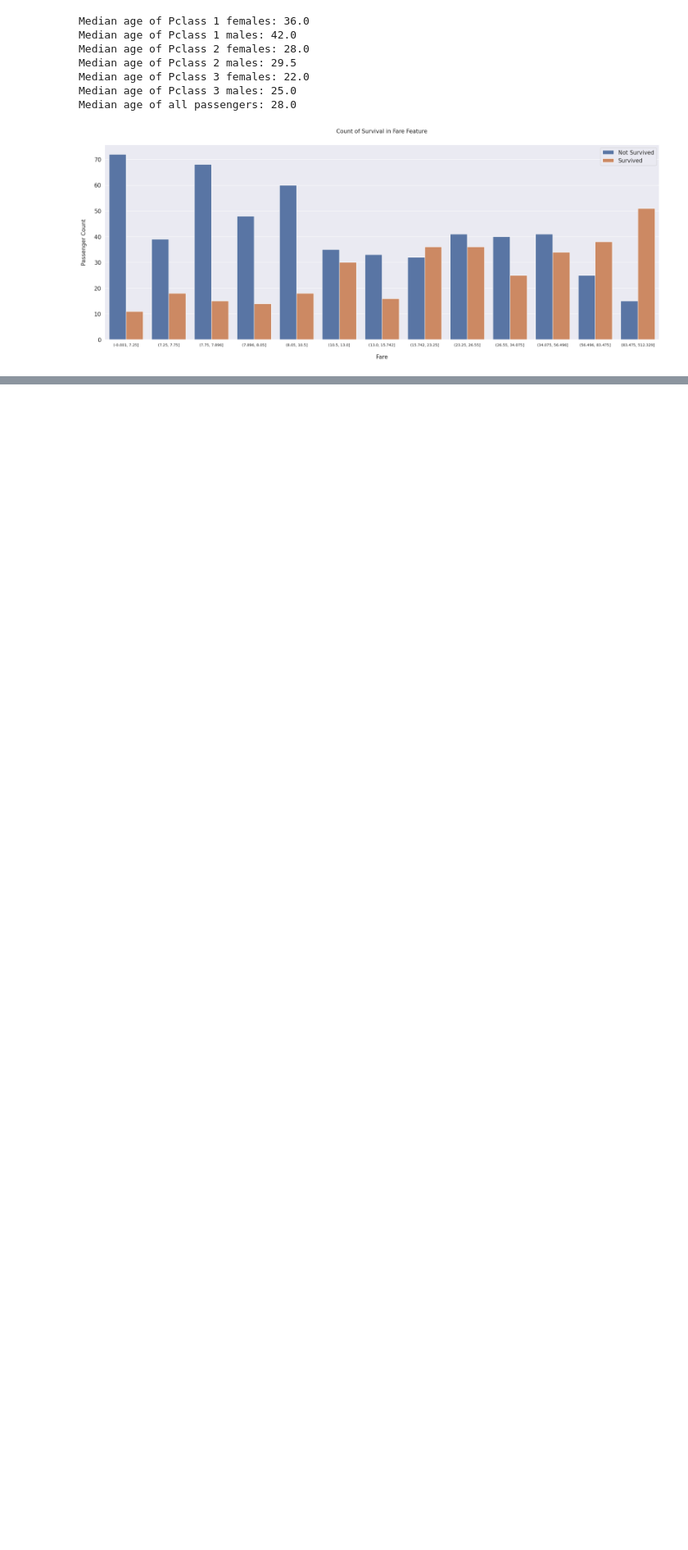
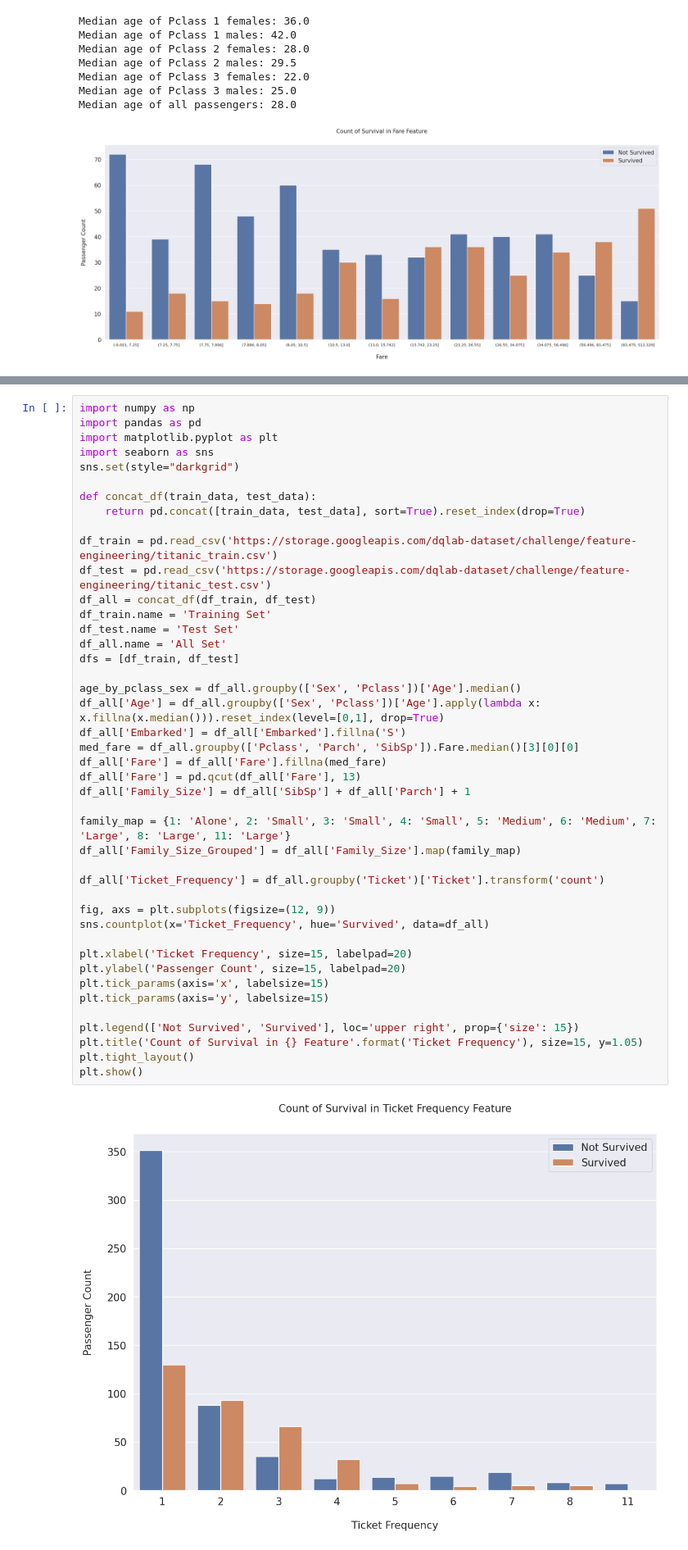
Before and after one commit to syauqidamario/dqlab, a Jupyter notebook: FeatureDiscoveryML.ipynb, the cells around one changed output, grey strips where cells are left out. Shown at 82% size. Drawn from its saved outputs; the diff is of its cells as text; blank space fills up the shorter version.

```diff
--- a/FeatureDiscoveryML.ipynb
+++ b/FeatureDiscoveryML.ipynb
@@ -318,0 +381,45 @@ Median age of all passengers: 28.0
+# %%
+import numpy as np
+import pandas as pd
+import matplotlib.pyplot as plt
+import seaborn as sns
+sns.set(style="darkgrid")
+
+def concat_df(train_data, test_data):
+    return pd.concat([train_data, test_data], sort=True).reset_index(drop=True)
+
+df_train = pd.read_csv('https://storage.googleapis.com/dqlab-dataset/challenge/feature-engineering/titanic_train.csv')
+df_test = pd.read_csv('https://storage.googleapis.com/dqlab-dataset/challenge/feature-engineering/titanic_test.csv')
+df_all = concat_df(df_train, df_test)
+df_train.name = 'Training Set'
+df_test.name = 'Test Set'
+df_all.name = 'All Set'
+dfs = [df_train, df_test]
+
+age_by_pclass_sex = df_all.groupby(['Sex', 'Pclass'])['Age'].median()
+df_all['Age'] = df_all.groupby(['Sex', 'Pclass'])['Age'].apply(lambda x: x.fillna(x.median())).reset_index(level=[0,1], drop=True)
+df_all['Embarked'] = df_all['Embarked'].fillna('S')
+med_fare = df_all.groupby(['Pclass', 'Parch', 'SibSp']).Fare.median()[3][0][0]
+df_all['Fare'] = df_all['Fare'].fillna(med_fare)
+df_all['Fare'] = pd.qcut(df_all['Fare'], 13)
+df_all['Family_Size'] = df_all['SibSp'] + df_all['Parch'] + 1
+
+family_map = {1: 'Alone', 2: 'Small', 3: 'Small', 4: 'Small', 5: 'Medium', 6: 'Medium', 7: 'Large', 8: 'Large', 11: 'Large'}
+df_all['Family_Size_Grouped'] = df_all['Family_Size'].map(family_map)
+
+df_all['Ticket_Frequency'] = df_all.groupby('Ticket')['Ticket'].transform('count')
+
+fig, axs = plt.subplots(figsize=(12, 9))
+sns.countplot(x='Ticket_Frequency', hue='Survived', data=df_all)
+
+plt.xlabel('Ticket Frequency', size=15, labelpad=20)
+plt.ylabel('Passenger Count', size=15, labelpad=20)
+plt.tick_params(axis='x', labelsize=15)
+plt.tick_params(axis='y', labelsize=15)
+
+plt.legend(['Not Survived', 'Survived'], loc='upper right', prop={'size': 15})
+plt.title('Count of Survival in {} Feature'.format('Ticket Frequency'), size=15, y=1.05)
+plt.tight_layout()
+plt.show()
+# %% [output]
+[figure, added]
```
Also changed, not shown: parts of 8 cells of this notebook.
